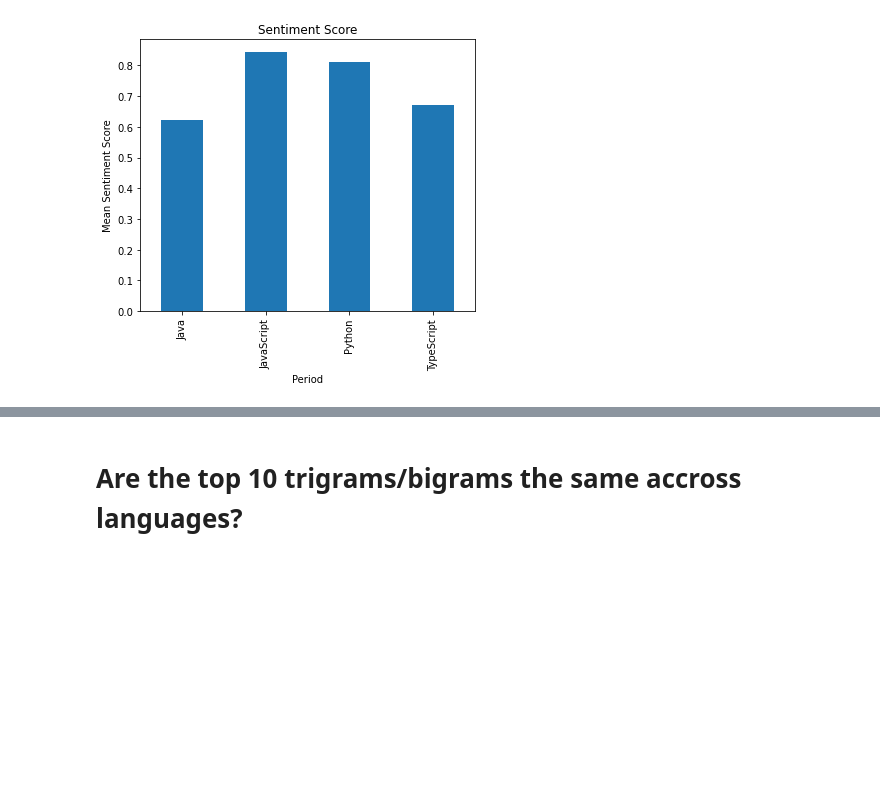
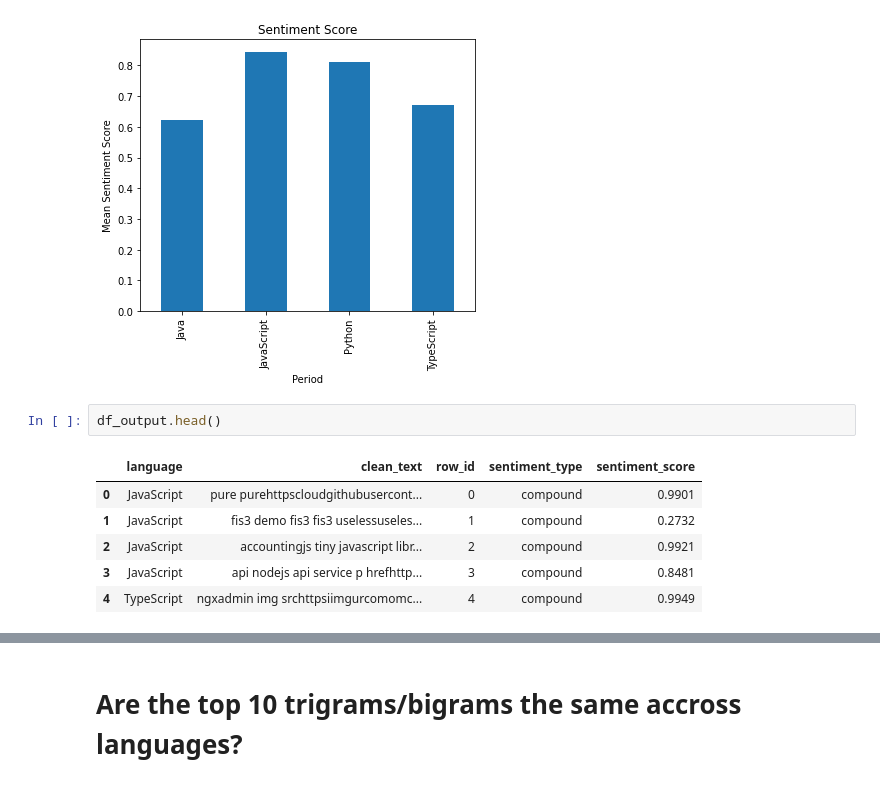
Before and after one commit to NLP-Project-Burton-Yuvia-Yvette/NLP-Project, a Jupyter notebook: Yvettes_notebook.ipynb, the cells around one changed output, grey strips where cells are left out. Drawn from its saved outputs; the diff is of its cells as text; blank space fills up the shorter version.

```diff
--- a/Yvettes_notebook.ipynb
+++ b/Yvettes_notebook.ipynb
@@ -495,3 +460,12 @@ dfg.plot(kind='bar', title='Sentiment Score', ylabel='Mean Sentiment Score',
 # %% [output]
 <AxesSubplot:title={'center':'Sentiment Score'}, xlabel='Period', ylabel='Mean Sentiment Score'>
 [figure]
+# %%
+df_output.head()
+# %% [output]
+|  | language | clean_text | row_id | sentiment_type | sentiment_score |
+| 0 | JavaScript | pure purehttpscloudgithubusercont... | 0 | compound | 0.9901 |
+| 1 | JavaScript | fis3 demo fis3 fis3 uselessuseles... | 1 | compound | 0.2732 |
+| 2 | JavaScript | accountingjs tiny javascript libr... | 2 | compound | 0.9921 |
+| 3 | JavaScript | api nodejs api service p hrefhttp... | 3 | compound | 0.8481 |
+| 4 | TypeScript | ngxadmin img srchttpsiimgurcomomc... | 4 | compound | 0.9949 |
```
Also changed, not shown: parts of 25 cells of this notebook.
